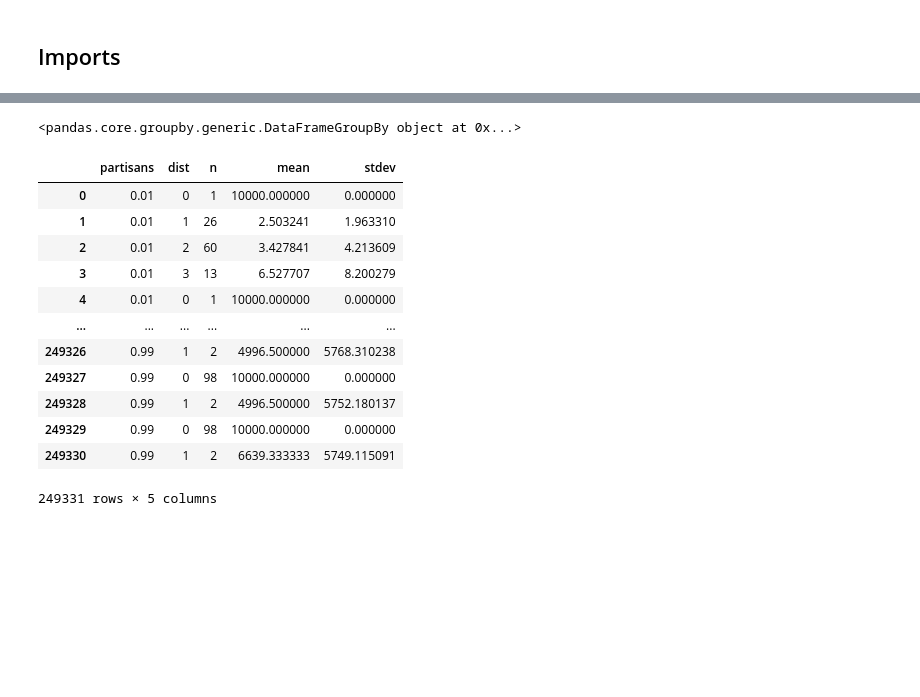
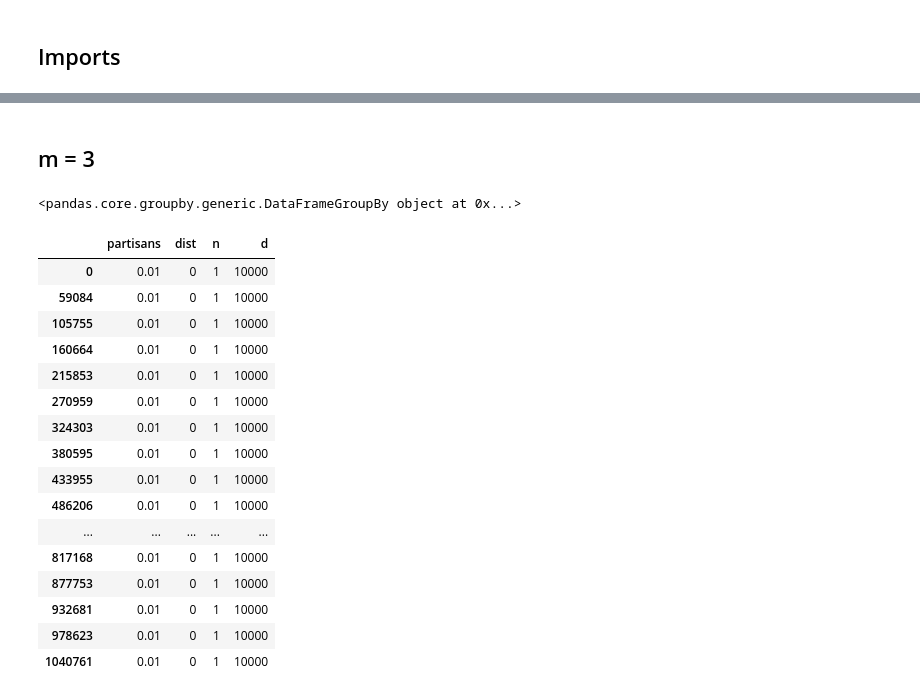
Before and after one commit to YutongB/Opinion-Dynamics, a Jupyter notebook: notebooks/fracpartisan_BA.ipynb, the cells around one changed output, grey strips where cells are left out. Drawn from its saved outputs; the diff is of its cells as text; code cells hidden in the pictures; blank space fills up the shorter version.

```diff
--- a/notebooks/fracpartisan_BA.ipynb
+++ b/notebooks/fracpartisan_BA.ipynb
@@ -21 +19,3 @@ TRUE_BIAS = 0.6
+# %% [markdown]
+## m = 3
 # %%
@@ -42,22 +65,26 @@ df = pd.DataFrame(rows)
 df.groupby('partisans')
 # %% [output]
 <pandas.core.groupby.generic.DataFrameGroupBy object at 0x...>
-# %%
-df
-# %% [output]
-|  | partisans | dist | n | mean | stdev |
-| 0 | 0.01 | 0 | 1 | 10000.000000 | 0.000000 |
-| 1 | 0.01 | 1 | 26 | 2.503241 | 1.963310 |
-| 2 | 0.01 | 2 | 60 | 3.427841 | 4.213609 |
-| 3 | 0.01 | 3 | 13 | 6.527707 | 8.200279 |
-| 4 | 0.01 | 0 | 1 | 10000.000000 | 0.000000 |
-| ... | ... | ... | ... | ... | ... |
-| 249326 | 0.99 | 1 | 2 | 4996.500000 | 5768.310238 |
-| 249327 | 0.99 | 0 | 98 | 10000.000000 | 0.000000 |
-| 249328 | 0.99 | 1 | 2 | 4996.500000 | 5752.180137 |
-| 249329 | 0.99 | 0 | 98 | 10000.000000 | 0.000000 |
-| 249330 | 0.99 | 1 | 2 | 6639.333333 | 5749.115091 |
-249331 rows × 5 columns
+# %%
+df[df.dist == 0].head(20)
+# %% [output]
+|  | partisans | dist | n | d |
+| 0 | 0.01 | 0 | 1 | 10000 |
+| 59084 | 0.01 | 0 | 1 | 10000 |
+| 105755 | 0.01 | 0 | 1 | 10000 |
+| 160664 | 0.01 | 0 | 1 | 10000 |
+| 215853 | 0.01 | 0 | 1 | 10000 |
+| 270959 | 0.01 | 0 | 1 | 10000 |
+| 324303 | 0.01 | 0 | 1 | 10000 |
+| 380595 | 0.01 | 0 | 1 | 10000 |
+| 433955 | 0.01 | 0 | 1 | 10000 |
+| 486206 | 0.01 | 0 | 1 | 10000 |
+| ... | ... | ... | ... | ... |
+| 817168 | 0.01 | 0 | 1 | 10000 |
+| 877753 | 0.01 | 0 | 1 | 10000 |
+| 932681 | 0.01 | 0 | 1 | 10000 |
+| 978623 | 0.01 | 0 | 1 | 10000 |
+| 1040761 | 0.01 | 0 | 1 | 10000 |
 # %%
 def find_min_max(x):
     return min(x), max(x)
```
Also changed, not shown: parts of 15 cells of this notebook, 3 other files.
